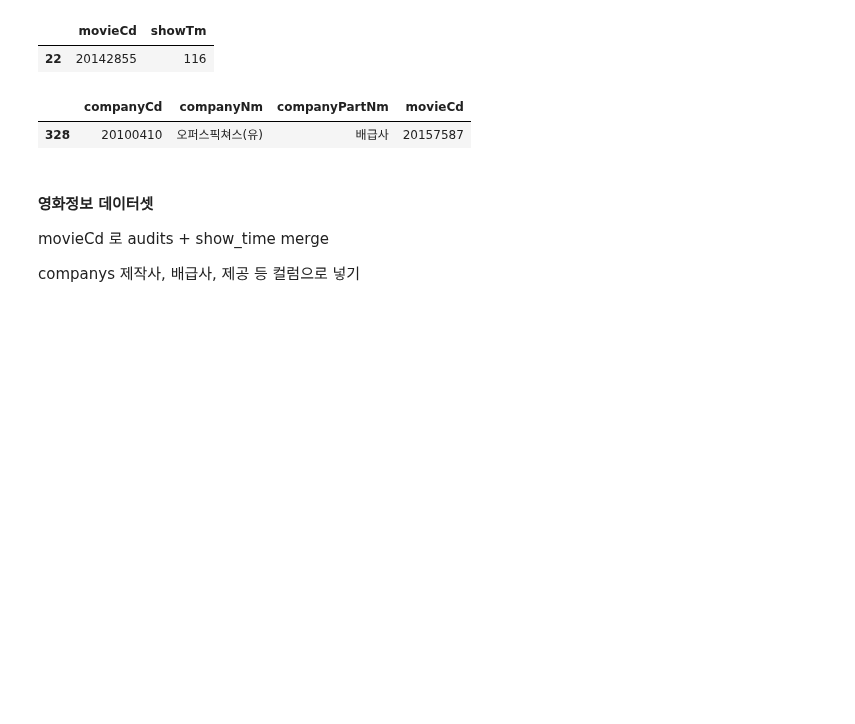
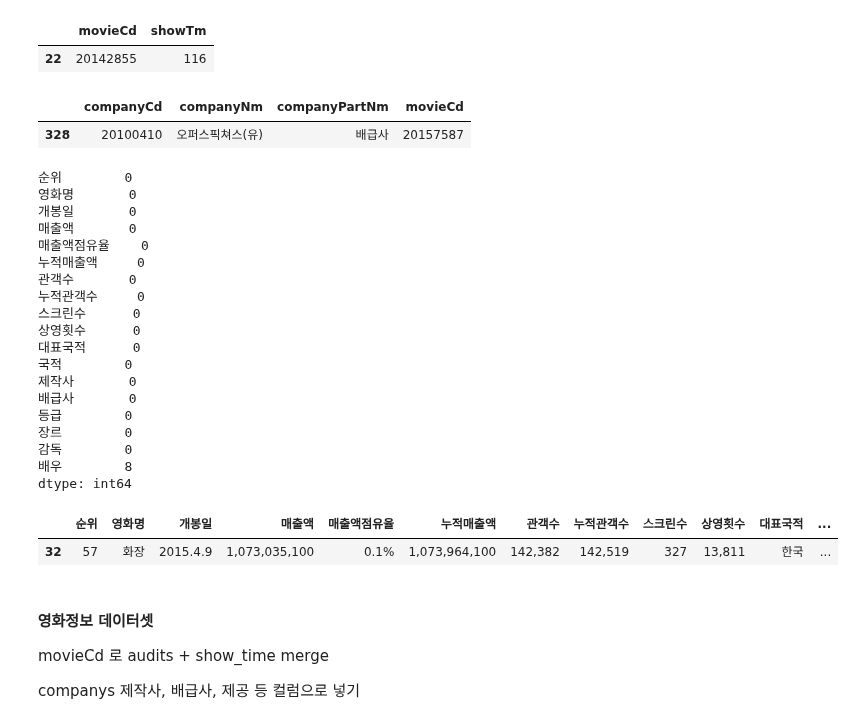
Before and after one commit to kim4pb/Female-led-Korean-Films, a Jupyter notebook: 02.EDA/Data_Concat.ipynb, the cells around one changed output. Saved outputs shown, nothing was run; the diff lists cells and outputs as text; code cells hidden in the pictures; blank space fills up the shorter version.

```diff
--- a/Data_Concat.ipynb
+++ b/02.EDA/Data_Concat.ipynb
@@ -77,6 +154,31 @@ companys.sample()
 # %% [output]
 |  | companyCd | companyNm | companyPartNm | movieCd |
 | 328 | 20100410 | 오퍼스픽쳐스(유) | 배급사 | 20157587 |
+# %%
+print(boxoffice_2015.isnull().sum())
+boxoffice_2015.sample()
+# %% [output]
+순위        0
+영화명       0
+개봉일       0
+매출액       0
+매출액점유율    0
+누적매출액     0
+관객수       0
+누적관객수     0
+스크린수      0
+상영횟수      0
+대표국적      0
+국적        0
+제작사       0
+배급사       0
+등급        0
+장르        0
+감독        0
+배우        8
+dtype: int64
+|  | 순위 | 영화명 | 개봉일 | 매출액 | 매출액점유율 | 누적매출액 | 관객수 | 누적관객수 | 스크린수 | 상영횟수 | 대표국적 | ... |
+| 32 | 57 | 화장 | 2015.4.9 | 1,073,035,100 | 0.1% | 1,073,964,100 | 142,382 | 142,519 | 327 | 13,811 | 한국 | ... |
 # %% [markdown]
 #### 영화정보 데이터셋
 movieCd 로 audits + show_time merge
```
Also changed, not shown: parts of 6 cells of this notebook, 4 other files.
